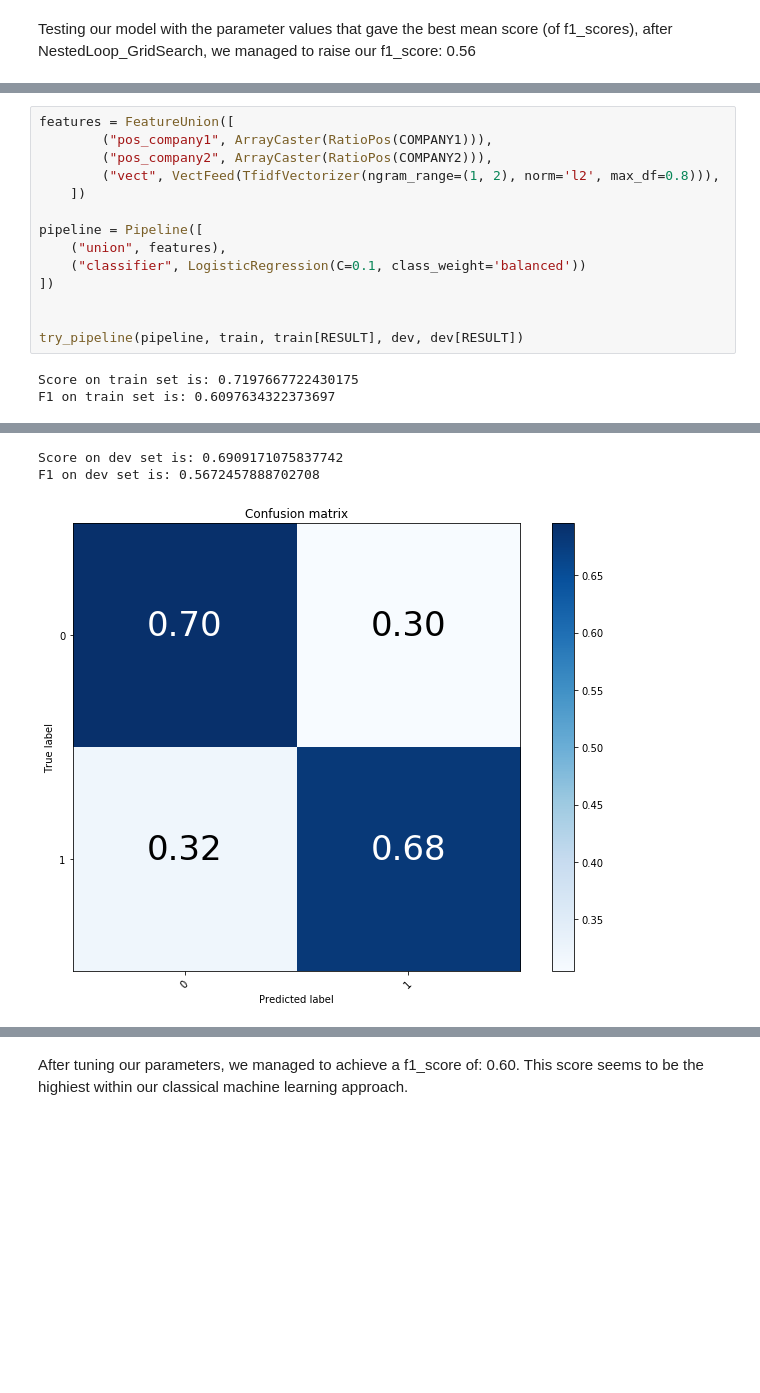
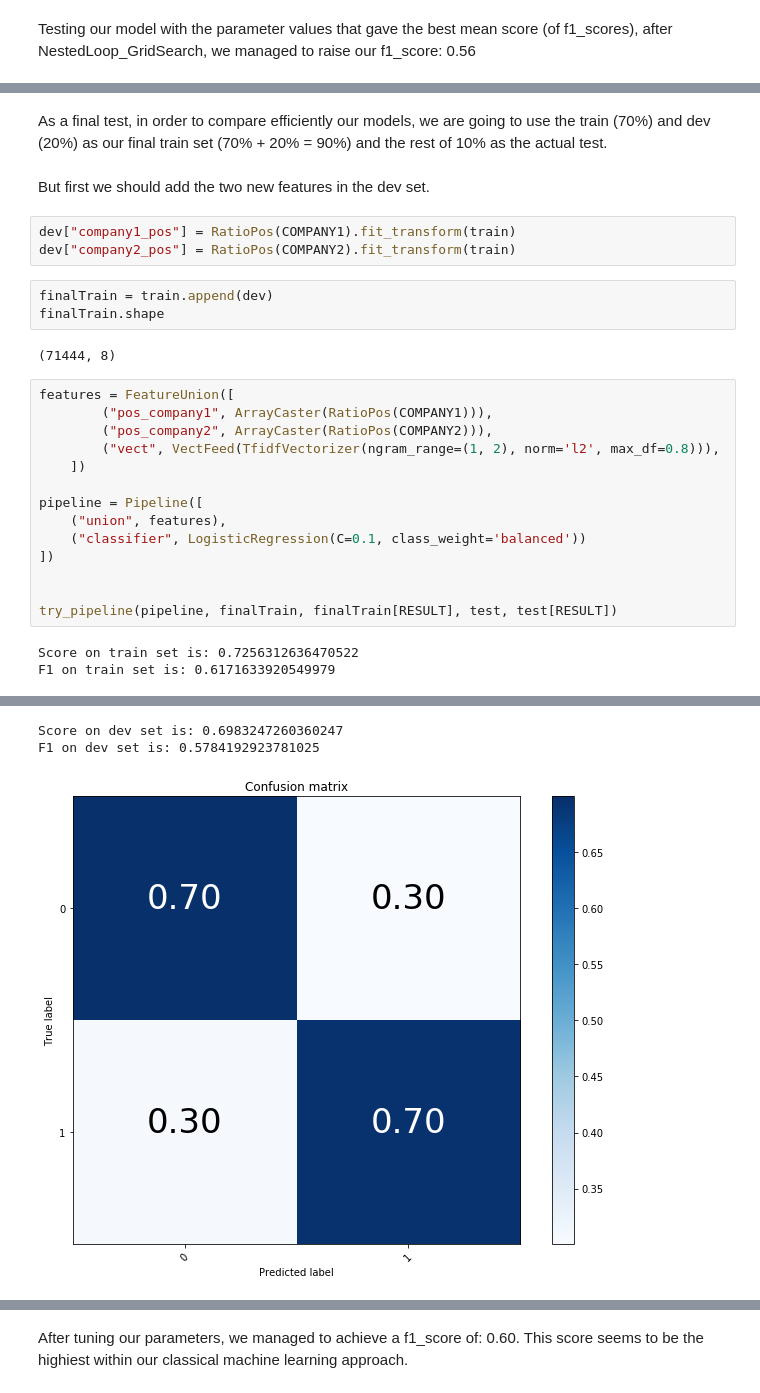
Before and after one commit to radpet/team_a, a Jupyter notebook: George/TF-IDF_Classical_ML.ipynb, the cells around one changed output, grey strips where cells are left out. Drawn from its saved outputs; the diff is of its cells as text; blank space fills up the shorter version.

Commit message:
Final tests in LR and LinearSVC have been done

```diff
--- a/George/TF-IDF_Classical_ML.ipynb
+++ b/George/TF-IDF_Classical_ML.ipynb
@@ -320,3 +333,15 @@ we managed to raise our f1_score: 0.56
+# %% [markdown]
+As a final test, in order to compare efficiently our models, we are going to use the train (70%) and dev (20%) as our final train set (70% + 20% = 90%) and the rest of 10% as the actual test.
+# %% [markdown]
+But first we should add the two new features in the dev set.
+# %%
+dev["company1_pos"] = RatioPos(COMPANY1).fit_transform(train)
+dev["company2_pos"] = RatioPos(COMPANY2).fit_transform(train)
+# %%
+finalTrain = train.append(dev)
+finalTrain.shape
+# %% [output]
+(71444, 8)
 # %%
 features = FeatureUnion([
         ("pos_company1", ArrayCaster(RatioPos(COMPANY1))),
@@ -330,7 +355,7 @@ pipeline = Pipeline([
 ])
 
 
-try_pipeline(pipeline, train, train[RESULT], dev, dev[RESULT])
+try_pipeline(pipeline, finalTrain, finalTrain[RESULT], test, test[RESULT])
 # %% [output]
-Score on train set is: 0.7197667722430175
-F1 on train set is: 0.6097634322373697
+Score on train set is: 0.7256312636470522
+F1 on train set is: 0.6171633920549979
@@ -338,3 +363,3 @@ F1 on train set is: 0.6097634322373697
-Score on dev set is: 0.6909171075837742
-F1 on dev set is: 0.5672457888702708
+Score on dev set is: 0.6983247260360247
+F1 on dev set is: 0.5784192923781025
-[figure, old version]
+[figure, new version]
```
Also changed, not shown: parts of 29 cells of this notebook.
